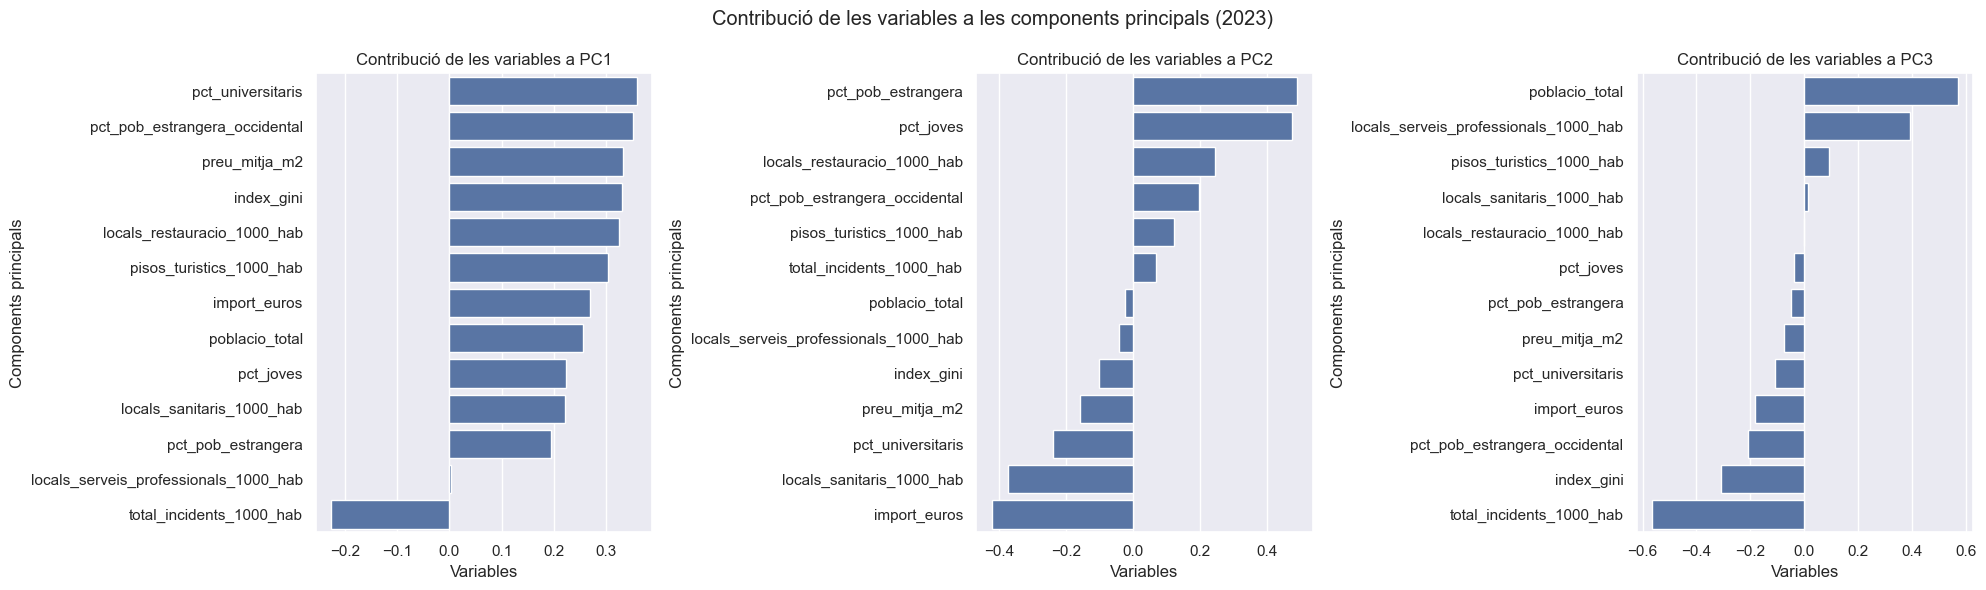
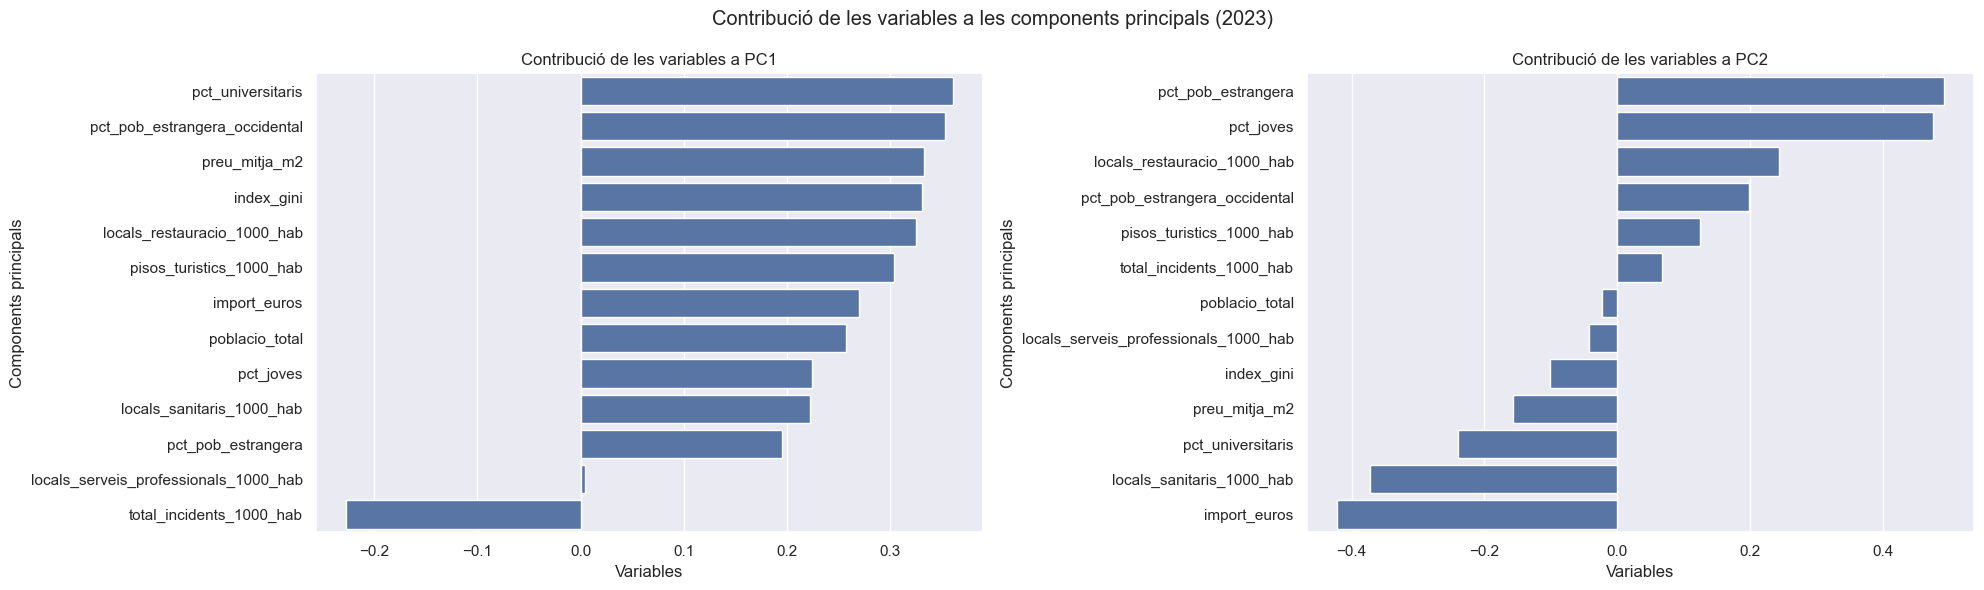
The notebook cell's code change between the first figure and the second:
--- before
+++ after
@@ -1,19 +1,15 @@
-components_23 = pd.DataFrame(pca_23_fixed.components_[0:3], columns=X_23.columns, index=["PC1", "PC2", "PC3"]).T.reset_index(names="atribut")
+components_23 = pd.DataFrame(pca_23_fixed.components_[0:2], columns=X_23.columns, index=["PC1", "PC2"]).T.reset_index(names="atribut")
 
 
-fig, axes = plt.subplots(figsize=(20, 6), nrows=1, ncols=3)
+fig, axes = plt.subplots(figsize=(20, 6), nrows=1, ncols=2)
 sns.barplot(data=components_23.sort_values("PC1", ascending=False), y="atribut", x="PC1",  ax=axes[0])
 sns.barplot(data=components_23.sort_values("PC2", ascending=False), y="atribut", x="PC2", ax=axes[1])
-sns.barplot(data=components_23.sort_values("PC3", ascending=False), y="atribut", x="PC3", ax=axes[2])
 plt.suptitle("Contribució de les variables a les components principals (2023)")
 axes[0].set_title("Contribució de les variables a PC1")
 axes[1].set_title("Contribució de les variables a PC2")
-axes[2].set_title("Contribució de les variables a PC3")
 axes[0].set_xlabel("Variables")
 axes[1].set_xlabel("Variables")
-axes[2].set_xlabel("Variables")
 axes[0].set_ylabel("Components principals")
 axes[1].set_ylabel("Components principals")
-axes[2].set_ylabel("Components principals")
 plt.tight_layout()
 plt.savefig(RESULTS_DIR / "contribucio_variables_pca_23.png")

Commit: analisi components pca de 2023